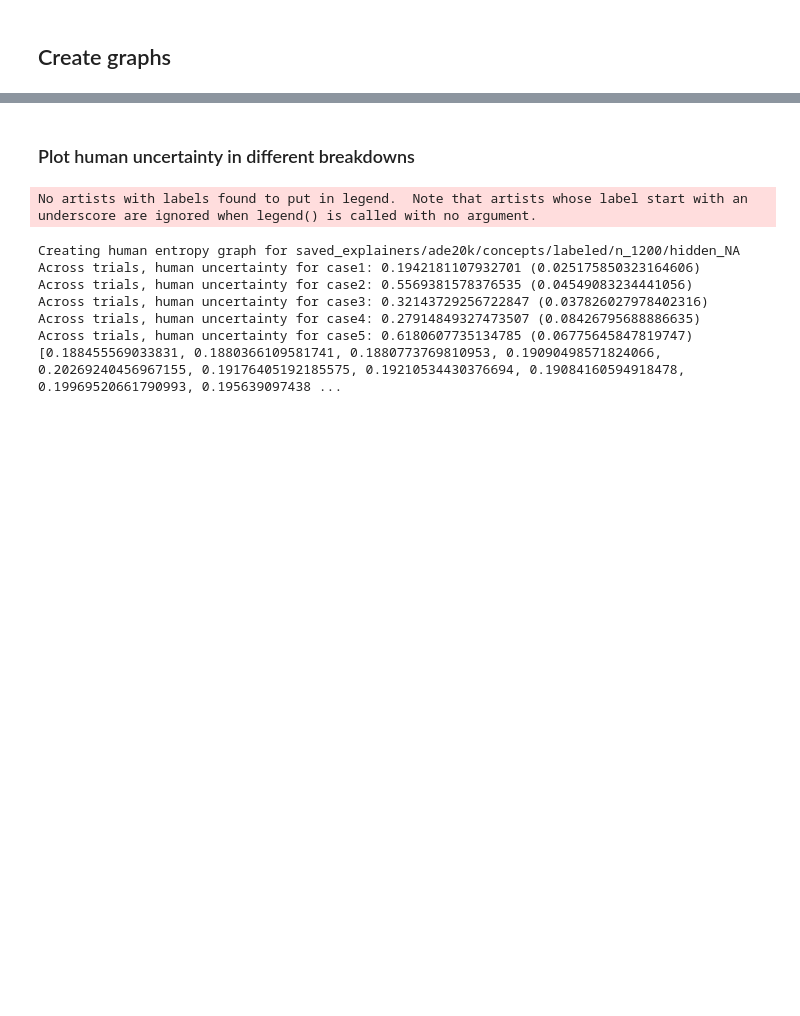
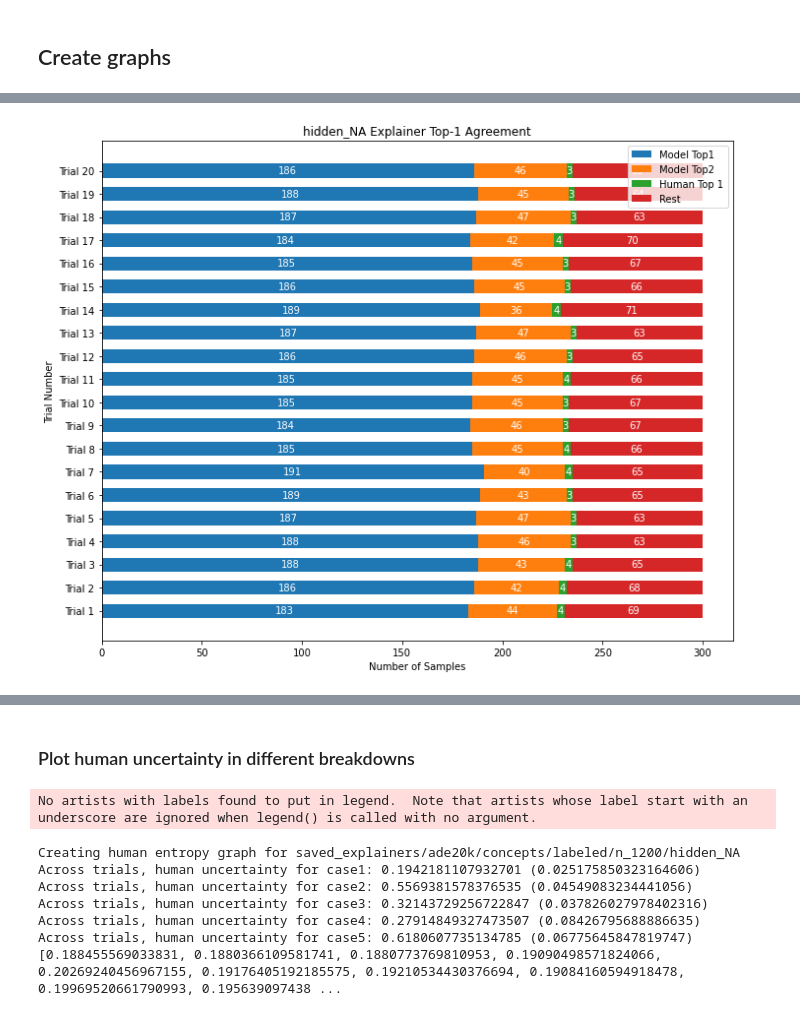
Before and after one commit to allisonchen23/explain-alignment, a Jupyter notebook: repeated_trials_processing.ipynb, the cells around one changed output, grey strips where cells are left out. Cells and saved outputs as stored; diff of their text form; code cells hidden in the pictures; blank space fills up the shorter version.

Commit message:
added ploting horizontal bar plots of the explainer alignment from the repeated trials

```diff
--- a/repeated_trials_processing.ipynb
+++ b/repeated_trials_processing.ipynb
@@ -80,7 +80,7 @@ def aggregate_outputs(repeated_trials_dir):
 
     return return_data
 # %%
-dataset_name = 'cifar'
+dataset_name = 'ade20k'
 explainer_type = 'SIFT'
 if dataset_name == 'ade20k':
     paths = [
@@ -451,12 +483,11 @@ for idx, (_, repeated_trials_parent) in enumerate(paths):
             model_output_path=model_output_path)
 
         partition_idxs = save_partition_idxs(outputs)
+        if debug:
+            print("ME aligned; M2E aligned; ME misaligned-HE aligned; ME misaligned-rest")
+            print(len(partition_idxs['me_overall']), len(partition_idxs['m2e_overall']), len(partition_idxs['me_misaligned_h1e_overall']), len(partition_idxs['me_misaligned_rest']))
+            print(len(partition_idxs['me_overall']) + len(partition_idxs['m2e_overall']) + len(partition_idxs['me_misaligned_h1e_overall']) + len(partition_idxs['me_misaligned_rest']))
         partition_idxs_list.append(partition_idxs)
-        if debug:
-            break
-        # partition_idxs_path = os.path.join(trial_dir, 'partition_idxs.pth')
-        # torch.save(partition_idxs, partition_idxs_path)
-        # print("Saved idxs for each partition to {}".format(partition_idxs_path))
 
     # Convert list of dicts to dict of lists
     partition_idxs_dict_of_list = {}
@@ -497,0 +718,71 @@ for idx, (_, repeated_trials_parent) in enumerate(paths):
+# %%
+legend = ['Model Top1', 'Model Top2', 'Human Top 1', 'Rest']
+
+keys = ['me_overall', 'm2e_overall', 'me_misaligned_h1e_overall', 'me_misaligned_rest']
+across_trial_means = []
+across_trial_stds = []
+explainer_ids = []
+parents = []
+for idx, (_, repeated_trials_parent) in enumerate(paths):
+    parents.append(repeated_trials_parent)
+    repeated_trials_dir = os.path.join(repeated_trials_parent, 'repeated_trials')
+    repeated_trials_analysis_dir = os.path.join(repeated_trials_parent, 'repeated_trials_analysis')
+    partition_idxs_path = os.path.join(repeated_trials_analysis_dir, 'repeated_trials_partition_idxs.pth')
+    partition_idxs = torch.load(partition_idxs_path)
+    graph_save_dir = os.path.join(repeated_trials_parent, 'graphs')
+    ensure_dir(graph_save_dir)
+    explainer_id = os.path.basename(repeated_trials_parent)
+    explainer_ids.append(explainer_id)
+
+    # Get n_samples in each partition
+    overalls = []
+    means = []
+    stds = []
+    # obtain the number of samples in each partition for this all trials
+    for key in keys:
+        n_overall, n_mean, n_std = get_n_samples(partition_idxs, key)
+        overalls.append(n_overall) # n_overall is a list of n_trials length
+        means.append(n_mean),
+        stds.append(n_std)
+
+    # Graph for repeated trials
+    save_path = os.path.join(graph_save_dir, 'explainer_top1_alignment_stacked_bar.png')
+    stacked_horizontal_bar_chart(
+        data=overalls,
+        bar_height=0.6,
+        labels=['Trial {}'.format(i+1) for i in range(len(data[0]))],
+        display_values=True,
+        legend=legend,
+        xlabel='Number of Samples',
+        ylabel='Trial Number',
+        title='{} Explainer Top-1 Agreement'.format(explainer_id),
+        fig_size=(10, 8),
+        save_path=save_path)
+    print("Saved plot to {}".format(save_path))
+
+    across_trial_means.append(means)
+    across_trial_stds.append(stds)
+
+# Transpose means and stds from so each row corresponds with a bar section
+across_trial_means = np.array(across_trial_means).T
+across_trial_stds = np.array(across_trial_stds).T
+print(across_trial_means)
+
+# Graph for average across repeated trials while varying explainer
+shared_dir = os.path.commonpath(parents)
+shared_graph_dir = os.path.join(shared_dir, 'graphs')
+ensure_dir(shared_graph_dir)
+save_path = os.path.join(shared_graph_dir, 'mean_explainer_top1_alignment_stacked_bar.png')
+stacked_horizontal_bar_chart(
+    data=across_trial_means,
+    bar_height=0.8,
+    labels=explainer_ids,
+    display_values=True,
+    legend=legend,
+    xlabel='Number of Samples',
+    ylabel='Explainer Type',
+    title='Average Explainer Top-1 Agreement',
+    fig_size=(8,5),
+    save_path=save_path)
+print("Saved plot to {}".format(save_path))
+# %% [output]
@@ -497,0 +790 @@ for idx, (_, repeated_trials_parent) in enumerate(paths):
+[figure, added]
```
Also changed, not shown: parts of 8 cells of this notebook, 4 other files.
